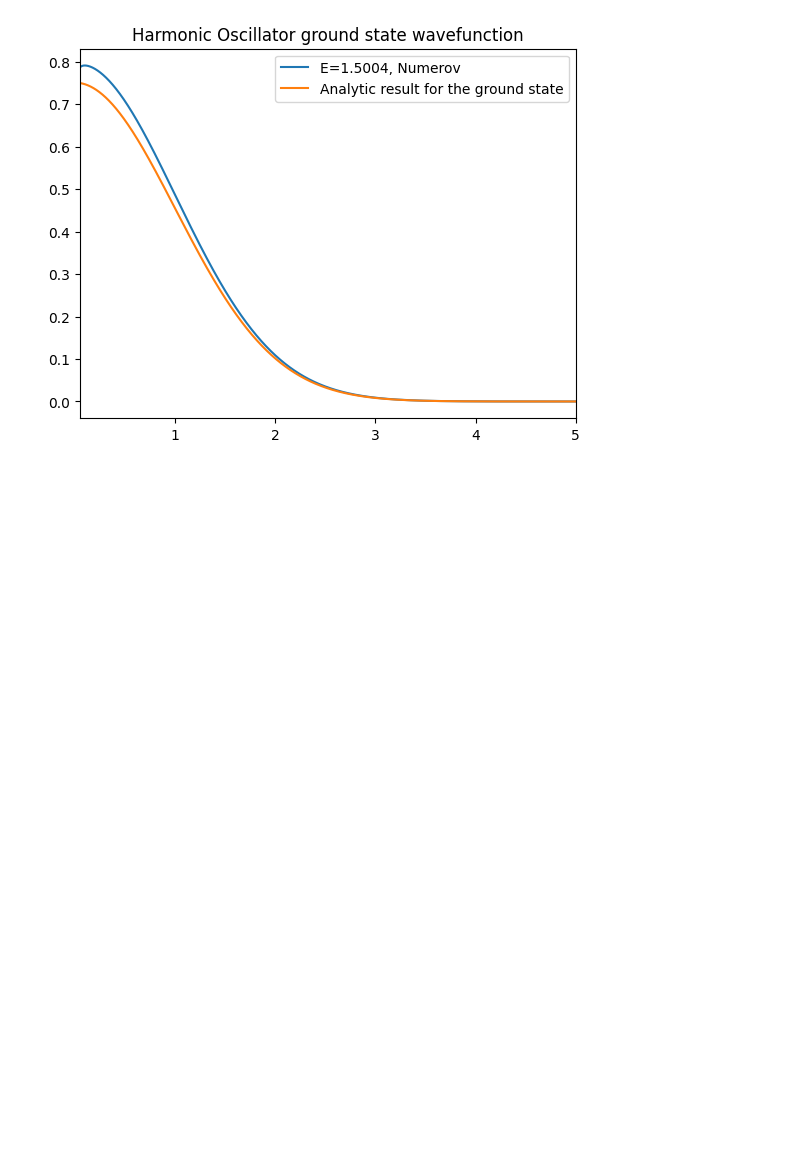
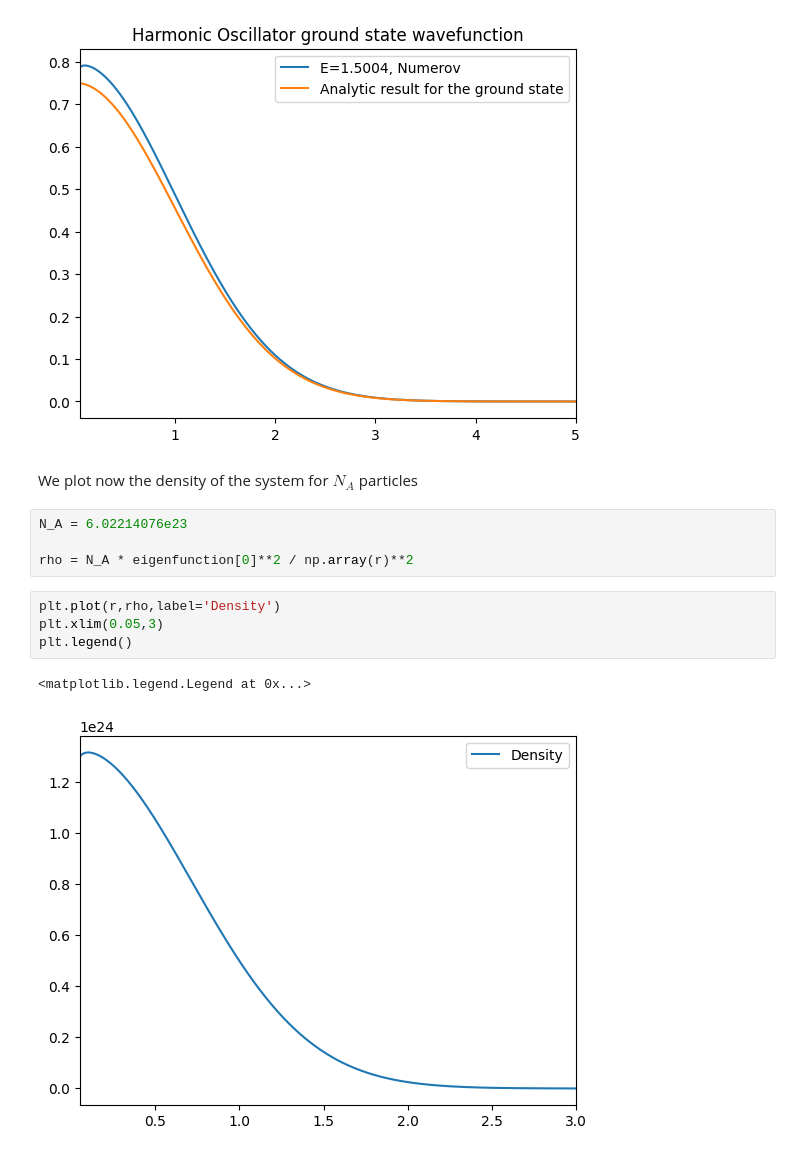
Before and after one commit to marcobeIIa/computational_physics, a Jupyter notebook: homework3/MFA_Lusvardi_Bella_Parolini.ipynb, the cells around one changed output. Drawn from its saved outputs; the diff is of its cells as text; blank space fills up the shorter version.

```diff
--- a/homework3/MFA_Lusvardi_Bella_Parolini.ipynb
+++ b/homework3/MFA_Lusvardi_Bella_Parolini.ipynb
@@ -203,3 +250,16 @@ plt.title('Harmonic Oscillator ground state wavefunction')
 # %% [output]
 Text(0.5, 1.0, 'Harmonic Oscillator ground state wavefunction')
 [figure]
+# %% [markdown]
+We plot now the density of the system for $N_A$ particles
+# %%
+N_A = 6.02214076e23
+
+rho = N_A * eigenfunction[0]**2 / np.array(r)**2
+# %%
+plt.plot(r,rho,label='Density')
+plt.xlim(0.05,3)
+plt.legend()
+# %% [output]
+<matplotlib.legend.Legend at 0x...>
+[figure, added]
```
Also changed, not shown: parts of 10 cells of this notebook.
